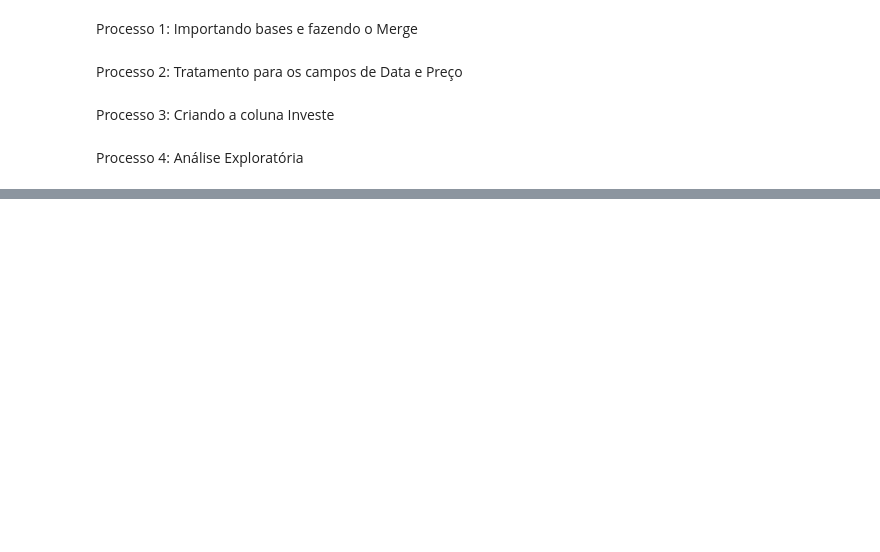
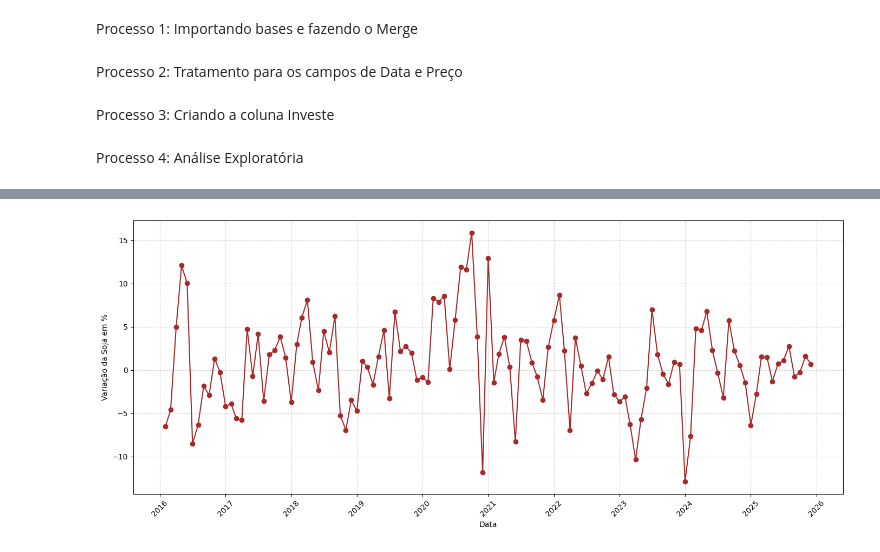
Before and after one commit to vitorjensen/Python_para_Analise_de_Dados, a Jupyter notebook: Projetos/Classificação de Commodities Agrícolas com Naive Bayes/Classificação de Commodities Agrícolas com Naive Bayes.ipynb, the cells around one changed output, grey strips where cells are left out. Saved outputs shown, nothing was run; the diff lists cells and outputs as text; code cells hidden in the pictures; blank space fills up the shorter version.

```diff
--- a/Projetos/Classificação de Commodities Agrícolas com Naive Bayes/Classificação de Commodities Agrícolas com Naive Bayes.ipynb
+++ b/Projetos/Classificação de Commodities Agrícolas com Naive Bayes/Classificação de Commodities Agrícolas com Naive Bayes.ipynb
@@ -81,0 +100,13 @@ df_merged.info()
+# %%
+# Gerando gráfico da variação mensal da Soja por mês
+
+plt.figure(figsize=(14, 6))
+plt.plot(df_merged['Data'], df_merged['Variação Soja em %'], marker='o', color='brown')
+plt.xlabel("Data")
+plt.ylabel("Variação da Soja em % por mês")
+plt.grid(True, linestyle='--', alpha=0.5)
+plt.xticks(rotation=45)
+plt.tight_layout()
+plt.show()
+# %% [output]
+[figure, added]
```
Also changed, not shown: parts of 7 cells of this notebook.
